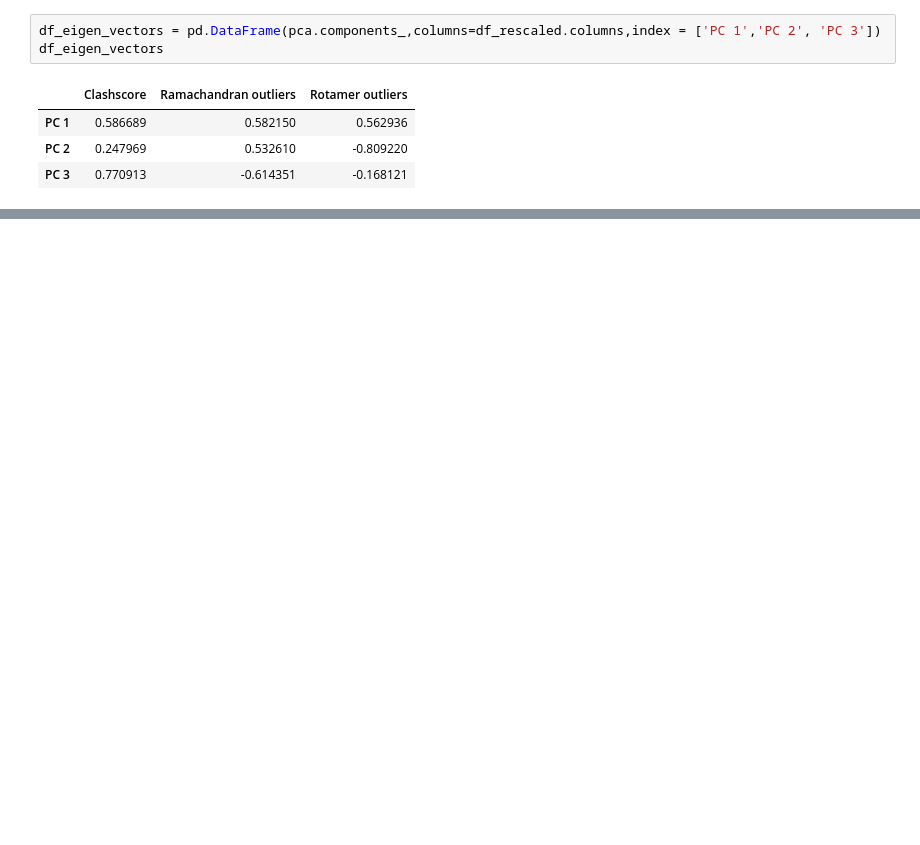
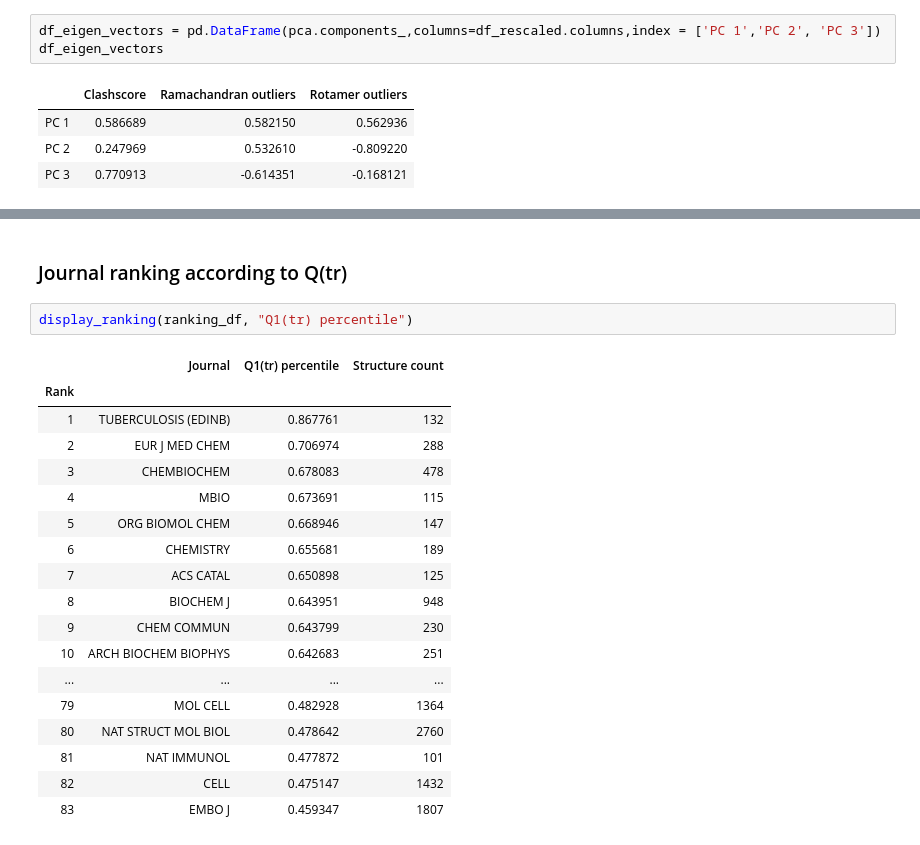
Before and after one commit to dabrze/pdb_structure_quality, a Jupyter notebook: PDB analysis.ipynb, the cells around one changed output, grey strips where cells are left out. Cells and saved outputs as stored; diff of their text form; blank space fills up the shorter version.

```diff
--- a/PDB analysis.ipynb
+++ b/PDB analysis.ipynb
@@ -744,0 +709,23 @@ with warnings.catch_warnings():
+# %% [markdown]
+### Journal ranking according to Q(tr)
+# %%
+display_ranking(ranking_df, "Q1(tr) percentile")
+# %% [output]
+|  | Journal | Q1(tr) percentile | Structure count |
+| Rank |  |  |  |
+| 1 | TUBERCULOSIS (EDINB) | 0.867761 | 132 |
+| 2 | EUR J MED CHEM | 0.706974 | 288 |
+| 3 | CHEMBIOCHEM | 0.678083 | 478 |
+| 4 | MBIO | 0.673691 | 115 |
+| 5 | ORG BIOMOL CHEM | 0.668946 | 147 |
+| 6 | CHEMISTRY | 0.655681 | 189 |
+| 7 | ACS CATAL | 0.650898 | 125 |
+| 8 | BIOCHEM J | 0.643951 | 948 |
+| 9 | CHEM COMMUN | 0.643799 | 230 |
+| 10 | ARCH BIOCHEM BIOPHYS | 0.642683 | 251 |
+| ... | ... | ... | ... |
+| 79 | MOL CELL | 0.482928 | 1364 |
+| 80 | NAT STRUCT MOL BIOL | 0.478642 | 2760 |
+| 81 | NAT IMMUNOL | 0.477872 | 101 |
+| 82 | CELL | 0.475147 | 1432 |
+| 83 | EMBO J | 0.459347 | 1807 |
```
Also changed, not shown: parts of 43 cells of this notebook, 7 other files.
